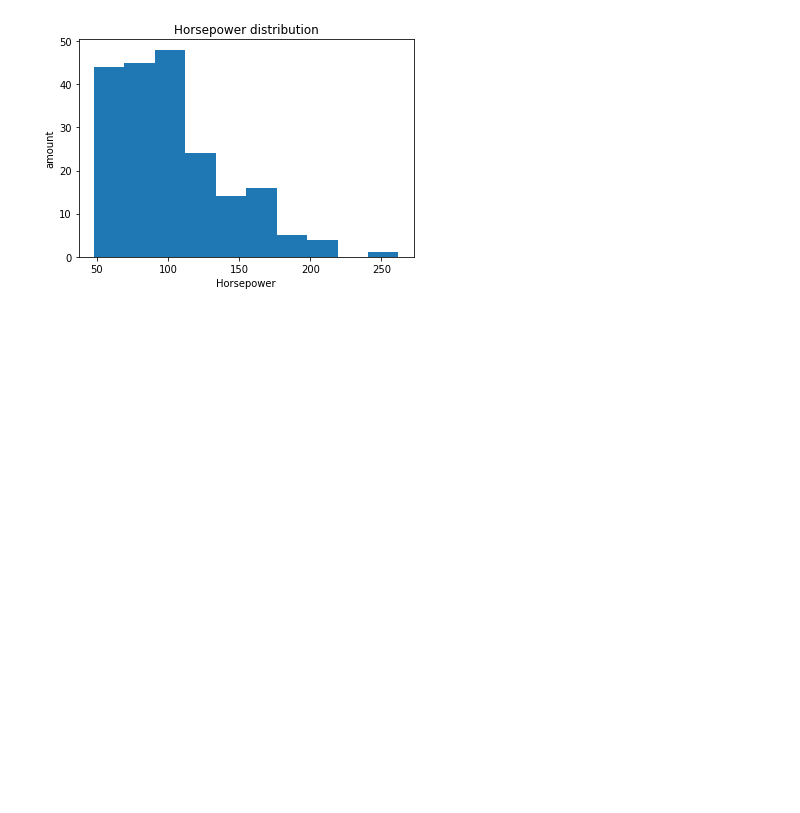
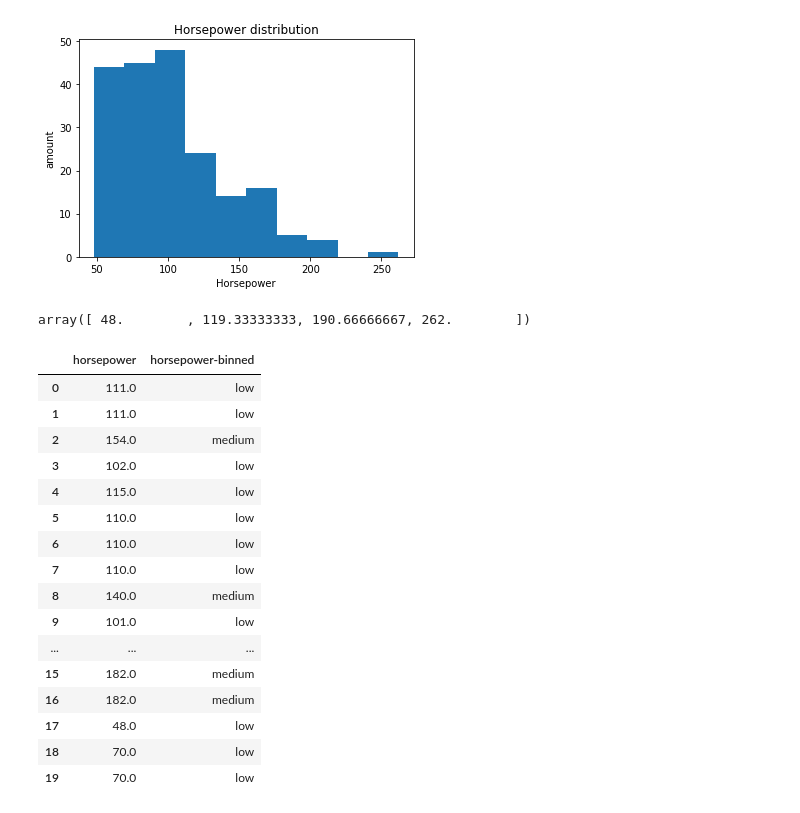
Before and after one commit to Onalb1411/Automobile-Dataset-Analysis, a Jupyter notebook: analysis.ipynb, the cells around one changed output. Drawn from its saved outputs; the diff is of its cells as text; code cells hidden in the pictures; blank space fills up the shorter version.

Commit message:
Bin names and actual binning

```diff
--- a/analysis.ipynb
+++ b/analysis.ipynb
@@ -223,3 +223,33 @@ plt.title("Horsepower distribution")
 # %% [output]
 Text(0.5, 1.0, 'Horsepower distribution')
 [figure]
+# %%
+# constructing the bins
+bins = np.linspace(min(data["horsepower"]), max(data["horsepower"]), 4)
+bins
+# %% [output]
+array([ 48.        , 119.33333333, 190.66666667, 262.        ])
+# %%
+#setting the group names
+g_names = ["low","medium","high"]
+# %%
+data['horsepower-binned'] = pd.cut(data['horsepower'], bins, labels=g_names, include_lowest=True )
+data[['horsepower','horsepower-binned']].head(20)
+# %% [output]
+|  | horsepower | horsepower-binned |
+| 0 | 111.0 | low |
+| 1 | 111.0 | low |
+| 2 | 154.0 | medium |
+| 3 | 102.0 | low |
+| 4 | 115.0 | low |
+| 5 | 110.0 | low |
+| 6 | 110.0 | low |
+| 7 | 110.0 | low |
+| 8 | 140.0 | medium |
+| 9 | 101.0 | low |
+| ... | ... | ... |
+| 15 | 182.0 | medium |
+| 16 | 182.0 | medium |
+| 17 | 48.0 | low |
+| 18 | 70.0 | low |
+| 19 | 70.0 | low |
```
